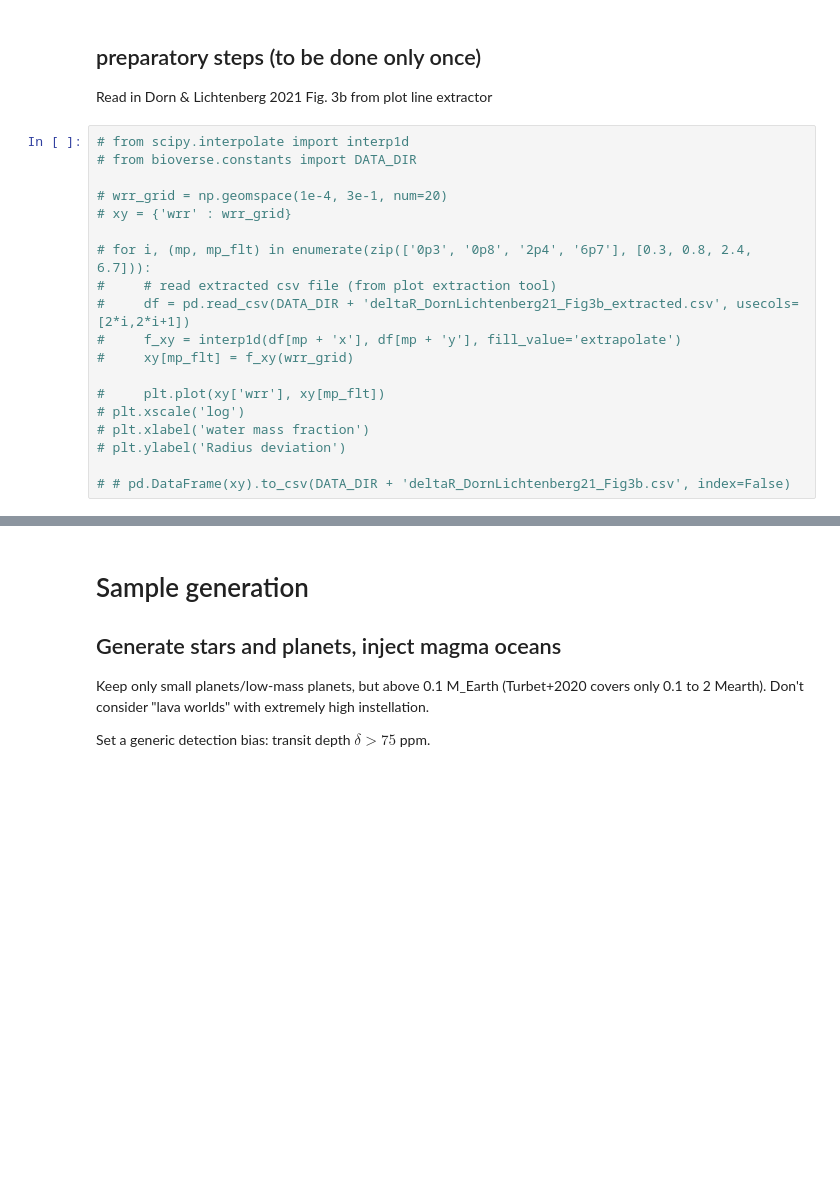
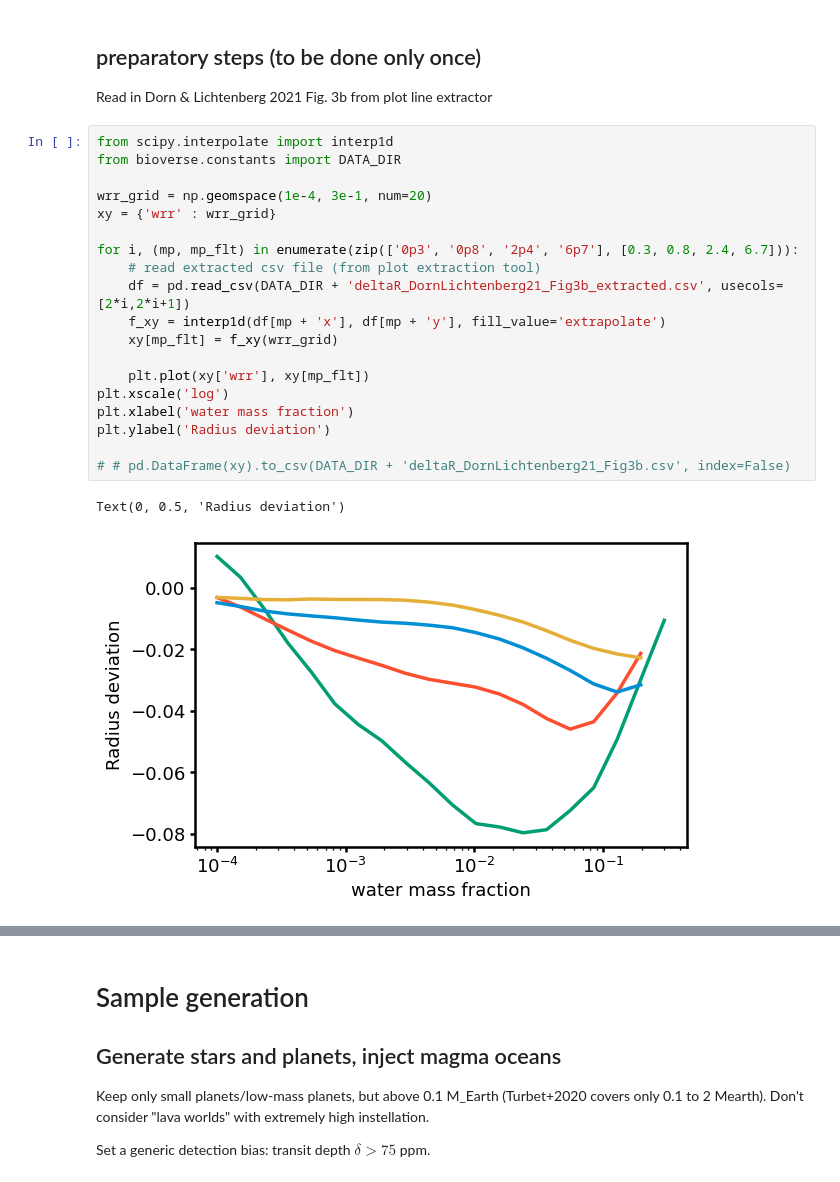
Before and after one commit to matiscke/hz-inner-edge-discontinuity, a Jupyter notebook: src/scripts/magmaocean.ipynb, the cells around one changed output, grey strips where cells are left out. Drawn from its saved outputs; the diff is of its cells as text; blank space fills up the shorter version.

```diff
--- a/src/scripts/magmaocean.ipynb
+++ b/src/scripts/magmaocean.ipynb
@@ -45,22 +45,25 @@ papertexdir = '/Users/schlecker/repos/magmaocean/src/tex/'
 
 Read in Dorn & Lichtenberg 2021 Fig. 3b from plot line extractor
 # %%
-# from scipy.interpolate import interp1d
-# from bioverse.constants import DATA_DIR
+from scipy.interpolate import interp1d
+from bioverse.constants import DATA_DIR
 
-# wrr_grid = np.geomspace(1e-4, 3e-1, num=20)
-# xy = {'wrr' : wrr_grid}
+wrr_grid = np.geomspace(1e-4, 3e-1, num=20)
+xy = {'wrr' : wrr_grid}
 
-# for i, (mp, mp_flt) in enumerate(zip(['0p3', '0p8', '2p4', '6p7'], [0.3, 0.8, 2.4, 6.7])):
-#     # read extracted csv file (from plot extraction tool)
-#     df = pd.read_csv(DATA_DIR + 'deltaR_DornLichtenberg21_Fig3b_extracted.csv', usecols=[2*i,2*i+1])
-#     f_xy = interp1d(df[mp + 'x'], df[mp + 'y'], fill_value='extrapolate')
-#     xy[mp_flt] = f_xy(wrr_grid)
+for i, (mp, mp_flt) in enumerate(zip(['0p3', '0p8', '2p4', '6p7'], [0.3, 0.8, 2.4, 6.7])):
+    # read extracted csv file (from plot extraction tool)
+    df = pd.read_csv(DATA_DIR + 'deltaR_DornLichtenberg21_Fig3b_extracted.csv', usecols=[2*i,2*i+1])
+    f_xy = interp1d(df[mp + 'x'], df[mp + 'y'], fill_value='extrapolate')
+    xy[mp_flt] = f_xy(wrr_grid)
 
-#     plt.plot(xy['wrr'], xy[mp_flt])
-# plt.xscale('log')
-# plt.xlabel('water mass fraction')
-# plt.ylabel('Radius deviation')
+    plt.plot(xy['wrr'], xy[mp_flt])
+plt.xscale('log')
+plt.xlabel('water mass fraction')
+plt.ylabel('Radius deviation')
 
 # # pd.DataFrame(xy).to_csv(DATA_DIR + 'deltaR_DornLichtenberg21_Fig3b.csv', index=False)
+# %% [output]
+Text(0, 0.5, 'Radius deviation')
+[figure, added]
 # %%
```
Also changed, not shown: parts of 22 cells of this notebook, 1 other file.
